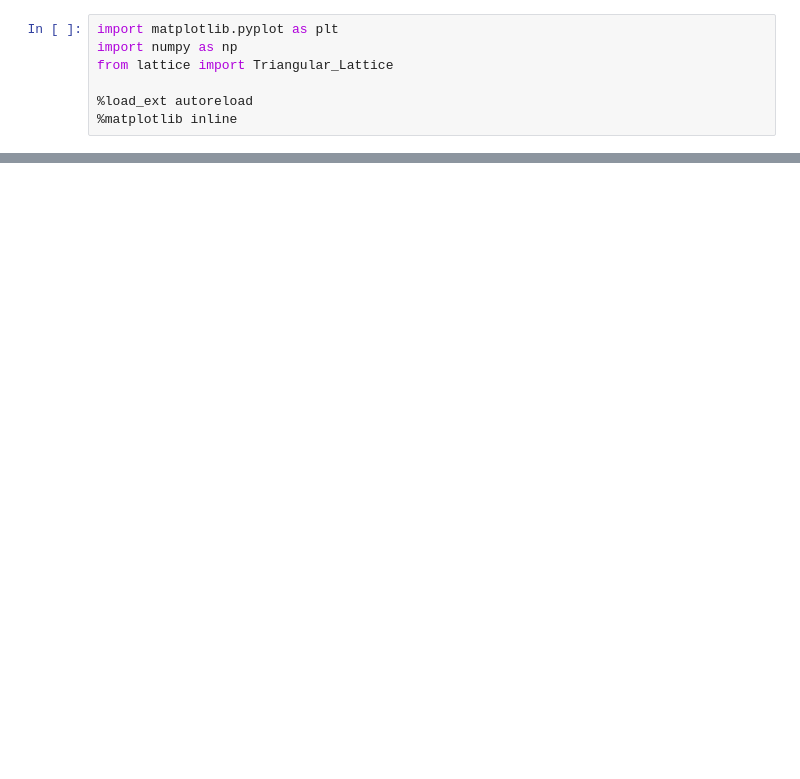
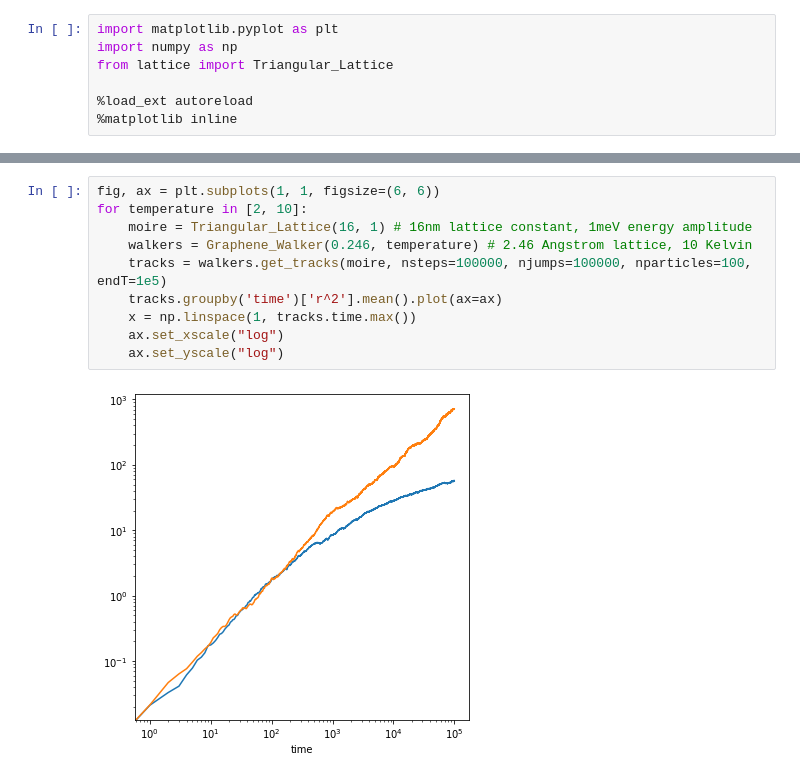
Before and after one commit to asaiacai/moire_walk, a Jupyter notebook: visualize.ipynb, the cells around one changed output, grey strips where cells are left out. Cells and saved outputs as stored; diff of their text form; blank space fills up the shorter version.

```diff
--- a/visualize.ipynb
+++ b/visualize.ipynb
@@ -29,0 +49,12 @@ NotImplementedError: previous is unsupported: Use fitpack routines for other typ
+# %%
+fig, ax = plt.subplots(1, 1, figsize=(6, 6))
+for temperature in [2, 10]:
+    moire = Triangular_Lattice(16, 1) # 16nm lattice constant, 1meV energy amplitude
+    walkers = Graphene_Walker(0.246, temperature) # 2.46 Angstrom lattice, 10 Kelvin
+    tracks = walkers.get_tracks(moire, nsteps=100000, njumps=100000, nparticles=100, endT=1e5)
+    tracks.groupby('time')['r^2'].mean().plot(ax=ax)
+    x = np.linspace(1, tracks.time.max())
+    ax.set_xscale("log")
+    ax.set_yscale("log")
+# %% [output]
+[figure, added]
```
Also changed, not shown: parts of 5 cells of this notebook, 2 other files.
